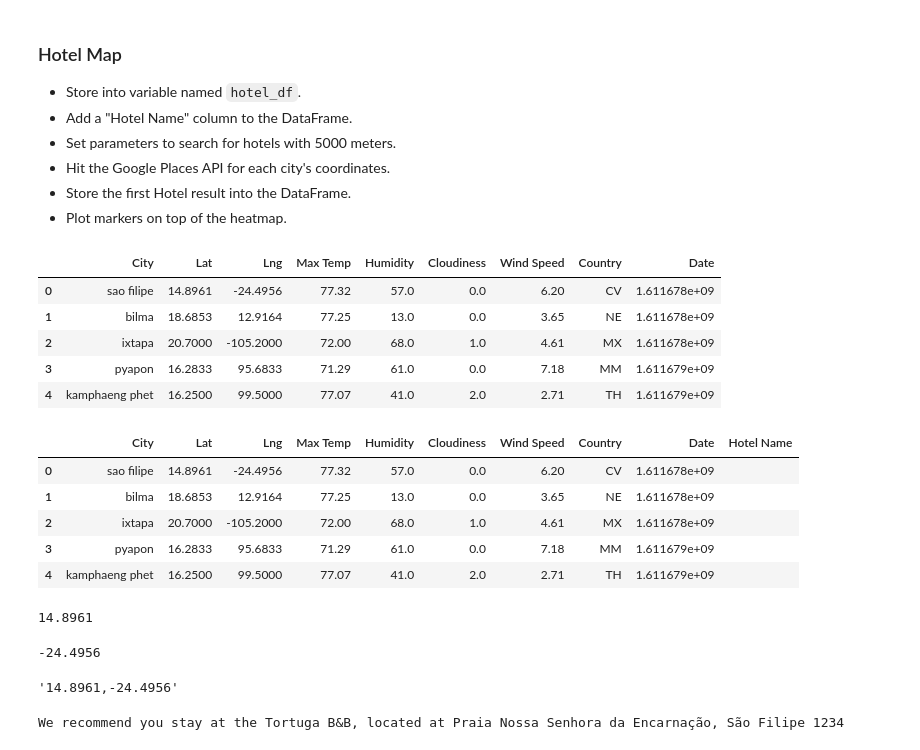
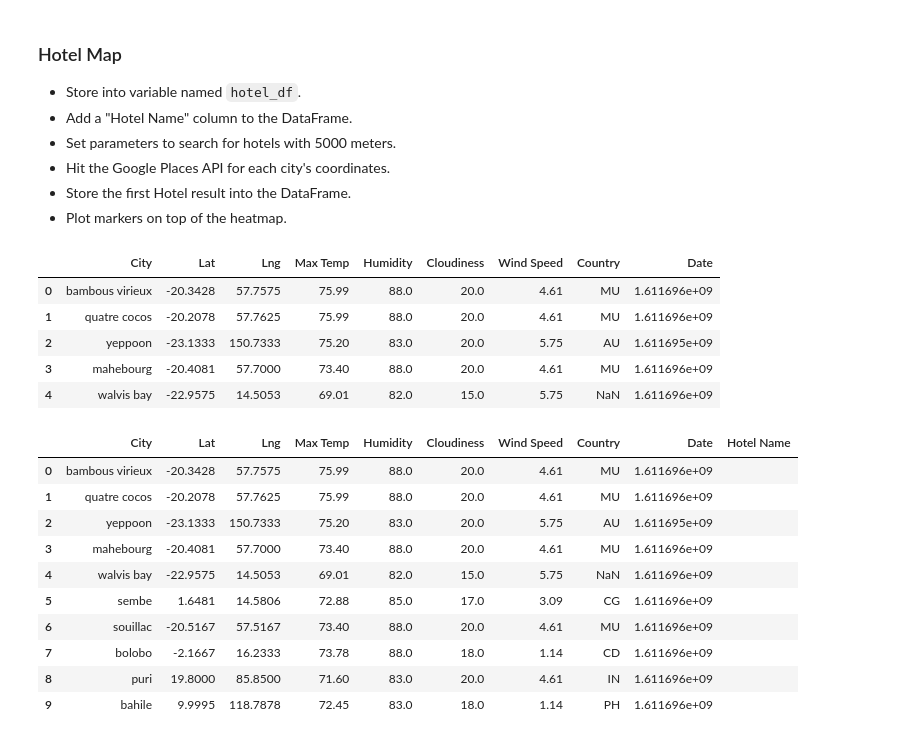
Before and after one commit to acsours/python-api-challenge, a Jupyter notebook: VacationPy.ipynb, the cells around one changed output. Saved outputs shown, nothing was run; the diff lists cells and outputs as text; code cells hidden in the pictures.

Commit message:
readme and hotel heatmap complete

```diff
--- a/VacationPy.ipynb
+++ b/VacationPy.ipynb
@@ -114,7 +104,7 @@ city_renamed_df.describe()
 # %%
 temp_filter=(city_renamed_df['Max Temp']<78.0) & (city_renamed_df['Max Temp']>68.0)
-cloud_filter=(city_renamed_df['Cloudiness']<10.00)
-wind_filter=city_renamed_df['Wind Speed']<8.00
+cloud_filter=(city_renamed_df['Cloudiness']>10.00) & (city_renamed_df['Cloudiness']<25.00)
+wind_filter=(city_renamed_df['Wind Speed']<6.00)
 
 # cloud_filter=
 ideal_weather_df=city_renamed_df.loc[temp_filter&cloud_filter&wind_filter,:]
@@ -144,34 +134,24 @@ hotel_df=ideal_weather_df.reset_index(drop=True)
 display(hotel_df.head())
 # %% [output]
 |  | City | Lat | Lng | Max Temp | Humidity | Cloudiness | Wind Speed | Country | Date |
-| 0 | sao filipe | 14.8961 | -24.4956 | 77.32 | 57.0 | 0.0 | 6.20 | CV | 1.611678e+09 |
-| 1 | bilma | 18.6853 | 12.9164 | 77.25 | 13.0 | 0.0 | 3.65 | NE | 1.611678e+09 |
-| 2 | ixtapa | 20.7000 | -105.2000 | 72.00 | 68.0 | 1.0 | 4.61 | MX | 1.611678e+09 |
-| 3 | pyapon | 16.2833 | 95.6833 | 71.29 | 61.0 | 0.0 | 7.18 | MM | 1.611679e+09 |
-| 4 | kamphaeng phet | 16.2500 | 99.5000 | 77.07 | 41.0 | 2.0 | 2.71 | TH | 1.611679e+09 |
+| 0 | bambous virieux | -20.3428 | 57.7575 | 75.99 | 88.0 | 20.0 | 4.61 | MU | 1.611696e+09 |
+| 1 | quatre cocos | -20.2078 | 57.7625 | 75.99 | 88.0 | 20.0 | 4.61 | MU | 1.611696e+09 |
+| 2 | yeppoon | -23.1333 | 150.7333 | 75.20 | 83.0 | 20.0 | 5.75 | AU | 1.611695e+09 |
+| 3 | mahebourg | -20.4081 | 57.7000 | 73.40 | 88.0 | 20.0 | 4.61 | MU | 1.611696e+09 |
+| 4 | walvis bay | -22.9575 | 14.5053 | 69.01 | 82.0 | 15.0 | 5.75 | NaN | 1.611696e+09 |
 # %%
 # Add a "Hotel Name" column to the DataFrame.
 hotel_df["Hotel Name"] = ""
-hotel_df.head()
+hotel_df
 # %% [output]
 |  | City | Lat | Lng | Max Temp | Humidity | Cloudiness | Wind Speed | Country | Date | Hotel Name |
-| 0 | sao filipe | 14.8961 | -24.4956 | 77.32 | 57.0 | 0.0 | 6.20 | CV | 1.611678e+09 |  |
-| 1 | bilma | 18.6853 | 12.9164 | 77.25 | 13.0 | 0.0 | 3.65 | NE | 1.611678e+09 |  |
-| 2 | ixtapa | 20.7000 | -105.2000 | 72.00 | 68.0 | 1.0 | 4.61 | MX | 1.611678e+09 |  |
-| 3 | pyapon | 16.2833 | 95.6833 | 71.29 | 61.0 | 0.0 | 7.18 | MM | 1.611679e+09 |  |
-| 4 | kamphaeng phet | 16.2500 | 99.5000 | 77.07 | 41.0 | 2.0 | 2.71 | TH | 1.611679e+09 |  |
+| 0 | bambous virieux | -20.3428 | 57.7575 | 75.99 | 88.0 | 20.0 | 4.61 | MU | 1.611696e+09 |  |
+| 1 | quatre cocos | -20.2078 | 57.7625 | 75.99 | 88.0 | 20.0 | 4.61 | MU | 1.611696e+09 |  |
+| 2 | yeppoon | -23.1333 | 150.7333 | 75.20 | 83.0 | 20.0 | 5.75 | AU | 1.611695e+09 |  |
+| 3 | mahebourg | -20.4081 | 57.7000 | 73.40 | 88.0 | 20.0 | 4.61 | MU | 1.611696e+09 |  |
+| 4 | walvis bay | -22.9575 | 14.5053 | 69.01 | 82.0 | 15.0 | 5.75 | NaN | 1.611696e+09 |  |
+| 5 | sembe | 1.6481 | 14.5806 | 72.88 | 85.0 | 17.0 | 3.09 | CG | 1.611696e+09 |  |
+| 6 | souillac | -20.5167 | 57.5167 | 73.40 | 88.0 | 20.0 | 4.61 | MU | 1.611696e+09 |  |
+| 7 | bolobo | -2.1667 | 16.2333 | 73.78 | 88.0 | 18.0 | 1.14 | CD | 1.611696e+09 |  |
+| 8 | puri | 19.8000 | 85.8500 | 71.60 | 83.0 | 20.0 | 4.61 | IN | 1.611696e+09 |  |
+| 9 | bahile | 9.9995 | 118.7878 | 72.45 | 83.0 | 18.0 | 1.14 | PH | 1.611696e+09 |  |
-# %%
-lat=hotel_df.loc[0,'Lat']
-long=hotel_df.loc[0,'Lng']
-display(lat)
-display(long)
-# %% [output]
-14.8961
--24.4956
-# %%
-# location=hotel_df.loc[0,['Lat','Lng']]
-# display(location)
-location=str(lat)+","+str(long)
-location
-# %% [output]
-'14.8961,-24.4956'
@@ -197,12 +157,0 @@ hotel_data=response.json()
-# %%
-# store first hotel result into dataframe
-name=hotel_data['results'][0]['name']
-# do i need lat and long from df, or vicinity?
-address=hotel_data['results'][0]['vicinity']
-
-# hotel_lat=hotel_data['results'][0]['geometry']['location']['lat']
-# hotel_lng=hotel_data['results'][0]['geometry']['location']['lng']
-# print(hotel_lng)
-print(f'We recommend you stay at the {name}, located at {address}')
-# %% [output]
-We recommend you stay at the Tortuga B&B, located at Praia Nossa Senhora da Encarnação, São Filipe 1234
```
Also changed, not shown: parts of 20 cells of this notebook, 3 other files.
